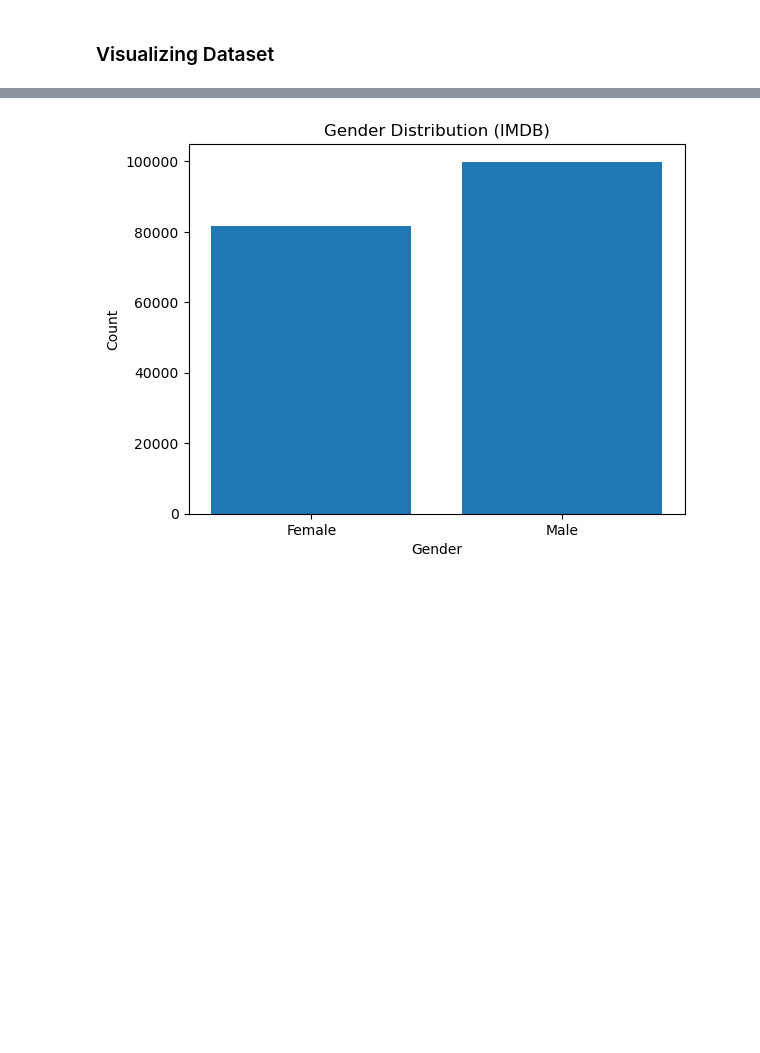
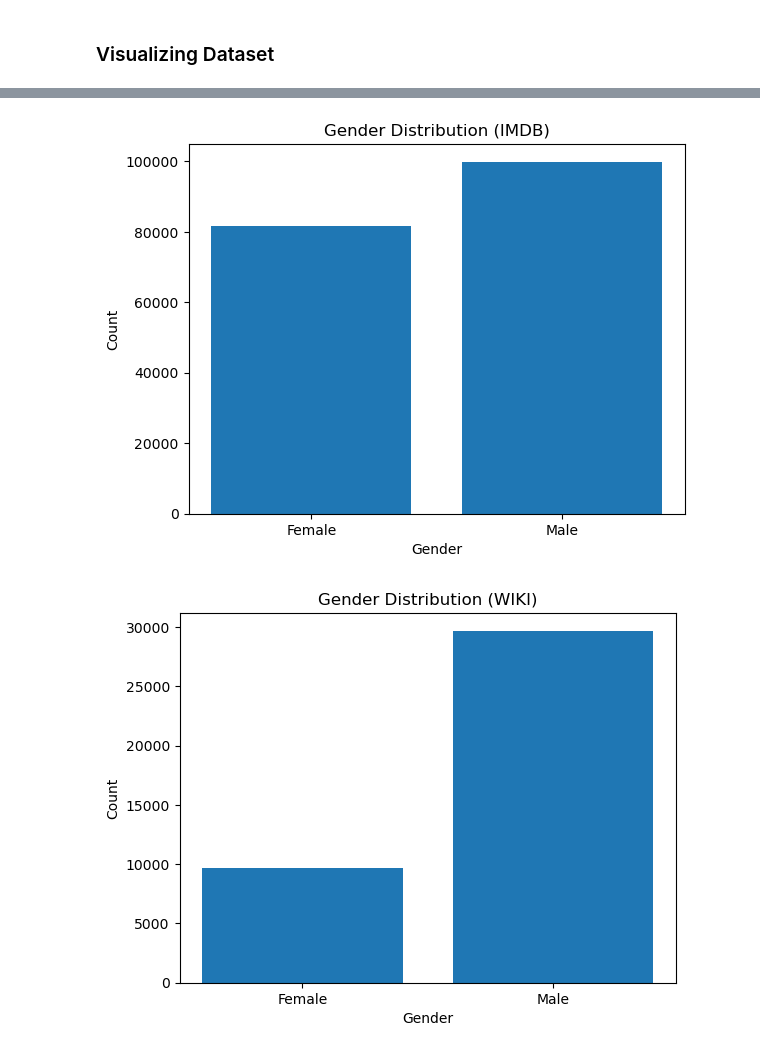
Before and after one commit to huangk430/age-detector, a Jupyter notebook: eda/eda.ipynb, the cells around one changed output, grey strips where cells are left out. Drawn from its saved outputs; the diff is of its cells as text; code cells hidden in the pictures; blank space fills up the shorter version.

```diff
--- a/eda/eda.ipynb
+++ b/eda/eda.ipynb
@@ -146,14 +255,27 @@ plt.show()
 # %%
-gender_counts = df['Gender'].value_counts()
+gender_counts = imdb_df['Gender'].value_counts()
 
 plt.bar(gender_counts.index, gender_counts.values)
 
 plt.xlabel('Gender')
 plt.ylabel('Count')
 plt.title('Gender Distribution (IMDB)')
 
 plt.xticks([0, 1], ['Female', 'Male'])
 
 plt.show()
+
+gender_counts = wiki_df['Gender'].value_counts()
+
+plt.bar(gender_counts.index, gender_counts.values)
+
+plt.xlabel('Gender')
+plt.ylabel('Count')
+plt.title('Gender Distribution (WIKI)')
+
+plt.xticks([0, 1], ['Female', 'Male'])
+
+plt.show()
 # %% [output]
 [figure]
+[figure, added]
```
Also changed, not shown: parts of 5 cells of this notebook.
